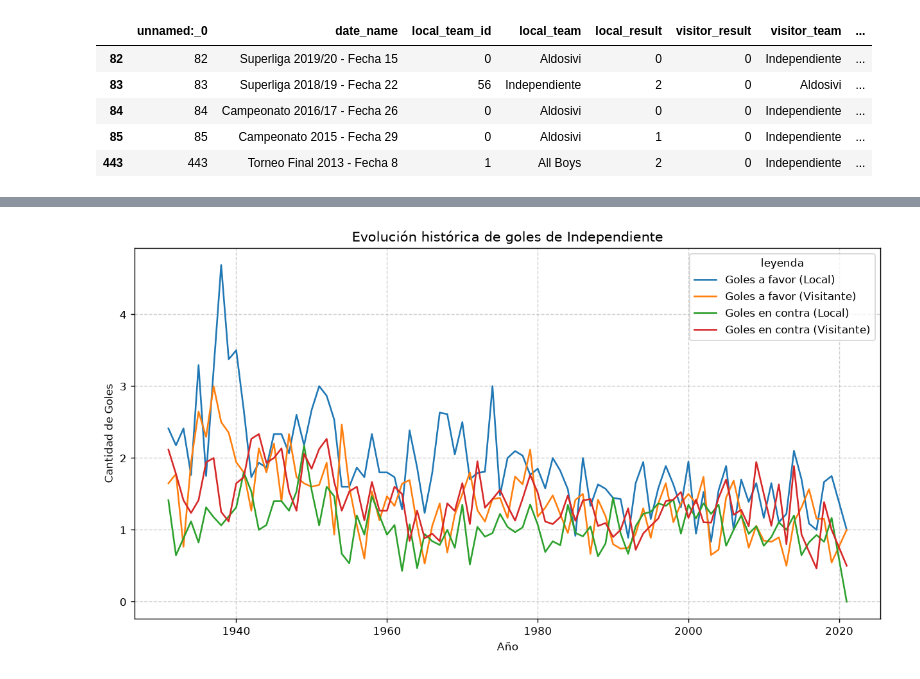
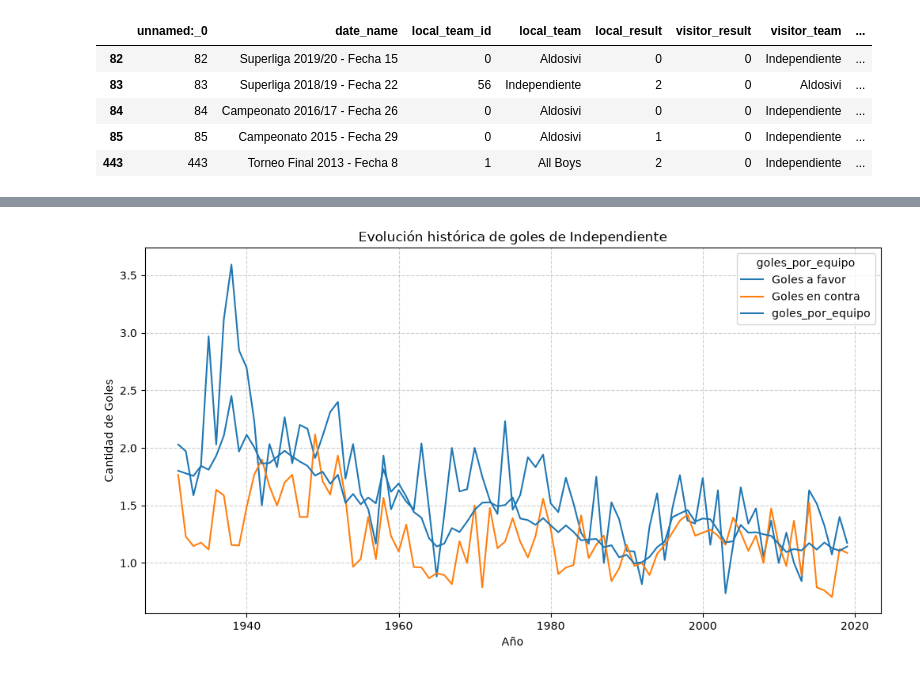
Before and after one commit to rfhfmnn/ml-zoomcamp, a Jupyter notebook: midterm_project/notebook.ipynb, the cells around one changed output, grey strips where cells are left out. Drawn from its saved outputs; the diff is of its cells as text; code cells hidden in the pictures.

```diff
--- a/midterm_project/notebook.ipynb
+++ b/midterm_project/notebook.ipynb
@@ -69,0 +87,4 @@ df_independiente.head()
+# %%
+#filtramos 2021 por falta de partidos
+df_independiente = df_independiente[df_independiente['anio'] <= 2019]
+df_independiente['anio'].value_counts().reset_index()
@@ -122,0 +170,7 @@ df_independiente.head()
+# %%
+df_independiente['target'] = (
+        df_independiente['victoria_independiente'].isin(['Victoria de local', 'Victoria de visitante'])
+).astype(int)
+
+print("Distribución de la variable objetivo (target):")
+print(df_independiente['target'].value_counts(normalize=True))
@@ -154,32 +249,45 @@ df_independiente['victoria_independiente'].value_counts().plot(kind='pie', title
 # %%
-goles_año=df_independiente.groupby(['anio', 'condicion_independiente'])[['gol_de_independiente', 'gol_contra_independiente']].mean().reset_index()
+goles_año=df_independiente.groupby(['anio'])[['gol_de_independiente', 'gol_contra_independiente']].mean().reset_index()
 goles_graph = goles_año.melt(
-    id_vars=['anio', 'condicion_independiente'],
+    id_vars=['anio'],
     value_vars=['gol_de_independiente', 'gol_contra_independiente'],
     var_name='tipo_de_gol',
     value_name='cantidad_goles'
 )
+# %%
+df['anio'] = pd.to_numeric(df['date_name'].apply(extraer_año))
+df['goles_totales']=df['local_result']+df['visitor_result']
+df['goles_por_equipo'] = (df['local_result'] + df['visitor_result']) / 2
+df = df[df['anio'] <= 2019]
+
+goles_año_total=df.groupby(['anio'])[['goles_por_equipo']].mean().reset_index()
+goles_año_total_graph=goles_año_total.melt(id_vars=['anio'],value_vars=['goles_por_equipo'],var_name='goles_por_equipo',value_name='cantidad_goles')
 # %%
 goles_graph['tipo_de_gol'] = goles_graph['tipo_de_gol'].replace({
     'gol_de_independiente': 'Goles a favor',
     'gol_contra_independiente': 'Goles en contra'
 })
 
-goles_graph['leyenda'] = goles_graph['tipo_de_gol'] + ' (' + goles_graph['condicion_independiente'] + ')'
+goles_graph['leyenda'] = goles_graph['tipo_de_gol']
 
 plt.figure(figsize=(12, 6))
 
 sns.lineplot(
     data=goles_graph,
     x='anio',
     y='cantidad_goles',
     hue='leyenda')
+sns.lineplot(
+    data=goles_año_total_graph,
+    x='anio',
+    y='cantidad_goles',
+    hue='goles_por_equipo')
 
 plt.title('Evolución histórica de goles de Independiente')
 plt.xlabel('Año')
 plt.ylabel('Cantidad de Goles')
 plt.grid(True, linestyle='--', alpha=0.6) # Una grilla suave de fondo
 
 plt.show()
 # %% [output]
-[figure, old version]
+[figure, new version]
```
Also changed, not shown: parts of 34 cells of this notebook, 2 other files.
